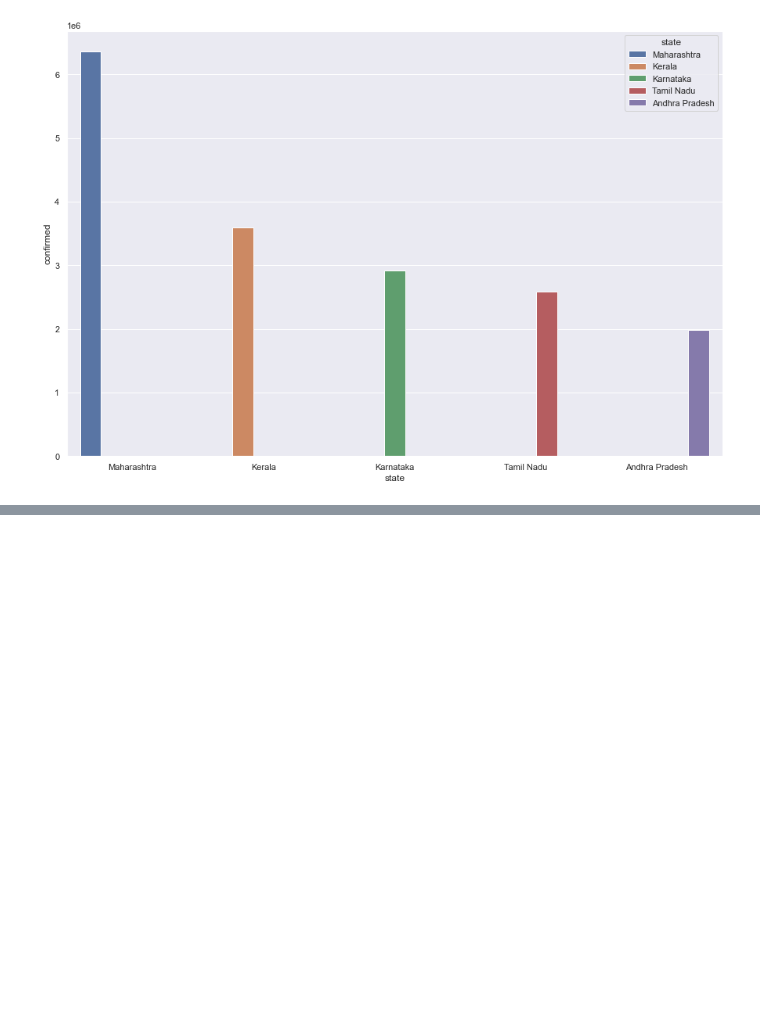
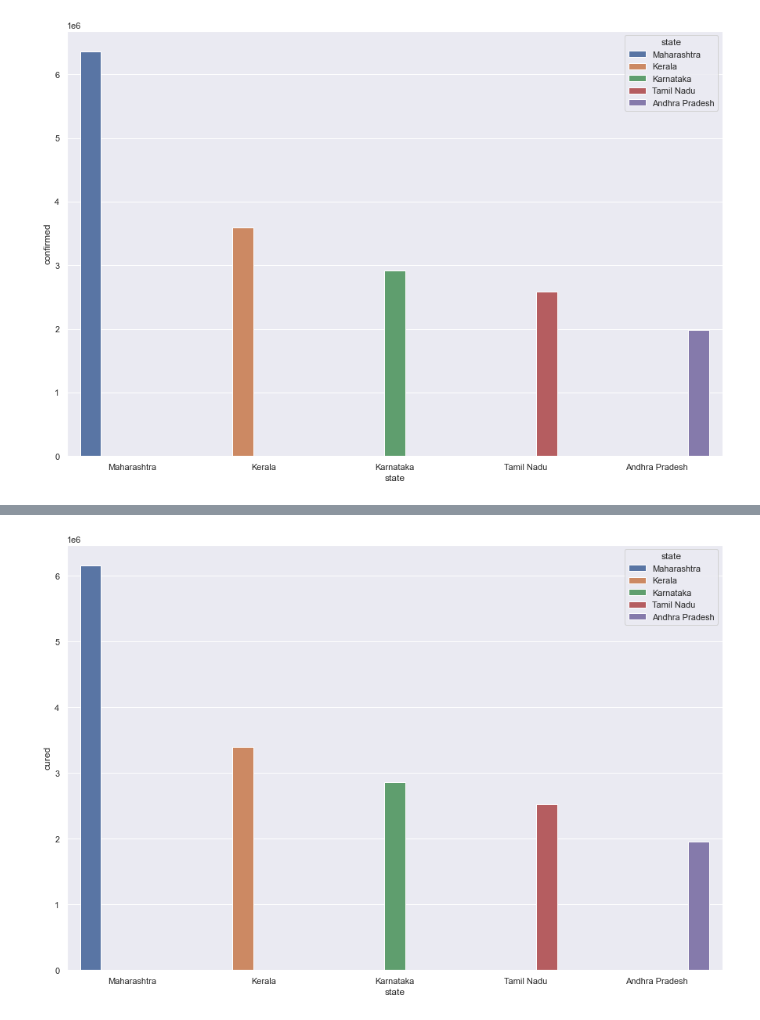
Before and after one commit to imamahasane/Machine_Learning_Practices, a Jupyter notebook: ML_Great_Learning/covid19_case_study.ipynb, the cells around one changed output, grey strips where cells are left out. Drawn from its saved outputs; the diff is of its cells as text; code cells hidden in the pictures; blank space fills up the shorter version.

```diff
--- a/ML_Great_Learning/covid19_case_study.ipynb
+++ b/ML_Great_Learning/covid19_case_study.ipynb
@@ -89,0 +159,2 @@ plt.show()
+# %%
+max_cured_cases = today.sort_values(by = 'cured', ascending = False)
@@ -89,0 +181,3 @@ plt.show()
+# %%
+top_states_cured = max_cured_cases[0:5]
+top_states_cured
@@ -89,0 +191,6 @@ plt.show()
+# %%
+sns.set(rc = {'figure.figsize': (15, 10)})
+sns.barplot(x = 'state', y = 'cured', data = top_states_cured, hue = 'state')
+plt.show()
+# %% [output]
+[figure, added]
```
Also changed, not shown: parts of 8 cells of this notebook.
